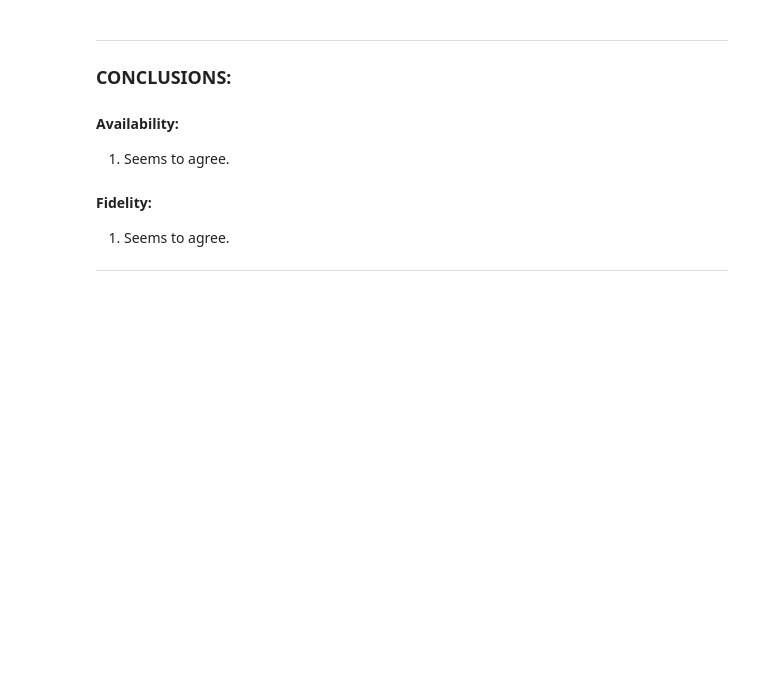
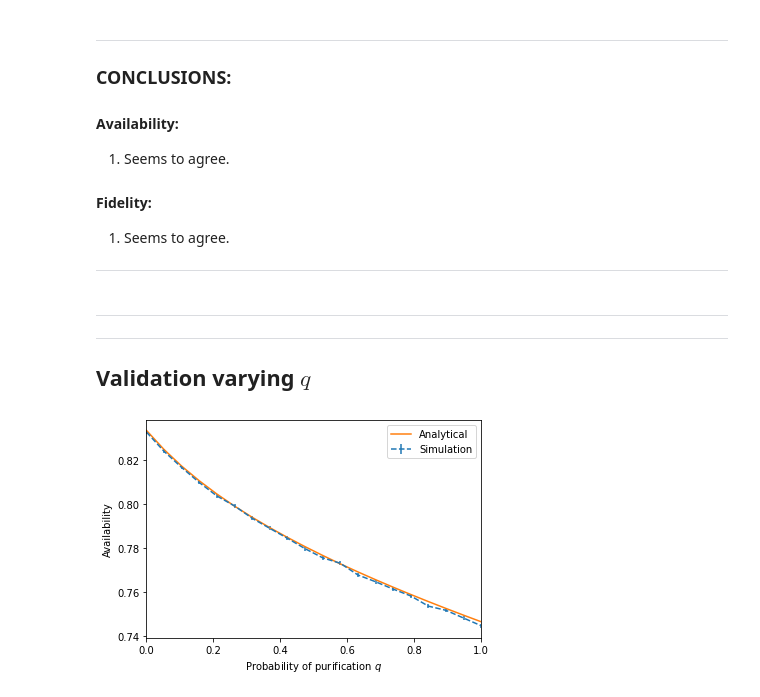
Before and after one commit to AlvaroGI/buffering-1GnB, a Jupyter notebook: VALIDATION-DEJMPS.ipynb, the cells around one changed output. Drawn from its saved outputs; the diff is of its cells as text; code cells hidden in the pictures; blank space fills up the shorter version.

```diff
--- a/VALIDATION-DEJMPS.ipynb
+++ b/VALIDATION-DEJMPS.ipynb
@@ -329,3 +329,28 @@ plt.show()
 #### Fidelity:
  1. Seems to agree.
 ---
+# %% [markdown]
+---
+---
+## Validation varying $q$
+# %%
+n = 2
+
+# GEN
+p_gen = 1
+F_new = 0.9
+rho_new = np.diag([F_new, (1-F_new)/3, (1-F_new)/3, (1-F_new)/3])
+
+# PURIF
+q_purif_vec = np.linspace(0,1,20)
+pur_after_swap = False
+
+# NOISE
+Gamma = 1/5
+
+# CONS
+p_cons = 0.2
+
+# Numerical
+t_end = int(1e6)
+randomseed = 2
@@ -331,0 +383,25 @@ plt.show()
+# %%
+#------------------------------------
+# Plot
+#------------------------------------
+x = q_purif_vec
+y = A_avg_vec
+yerr = A_stderr_vec
+x_theory = q_purif_vec
+y_theory = A_theory_vec
+xlabel = r'Probability of purification $q$'
+ylabel = r'Availability'
+
+
+fig, ax = plt.subplots()
+plt.errorbar(x, y, yerr=yerr, linestyle='--', label=r'Simulation')
+plt.plot(x_theory, y_theory, label=r'Analytical')
+
+plt.xlim([x[0], x[-1]])
+plt.ylabel(ylabel)
+plt.xlabel(xlabel)
+plt.legend()
+
+plt.show()
+# %% [output]
+[figure, added]
```
Also changed, not shown: parts of 9 cells of this notebook, 5 other files.
